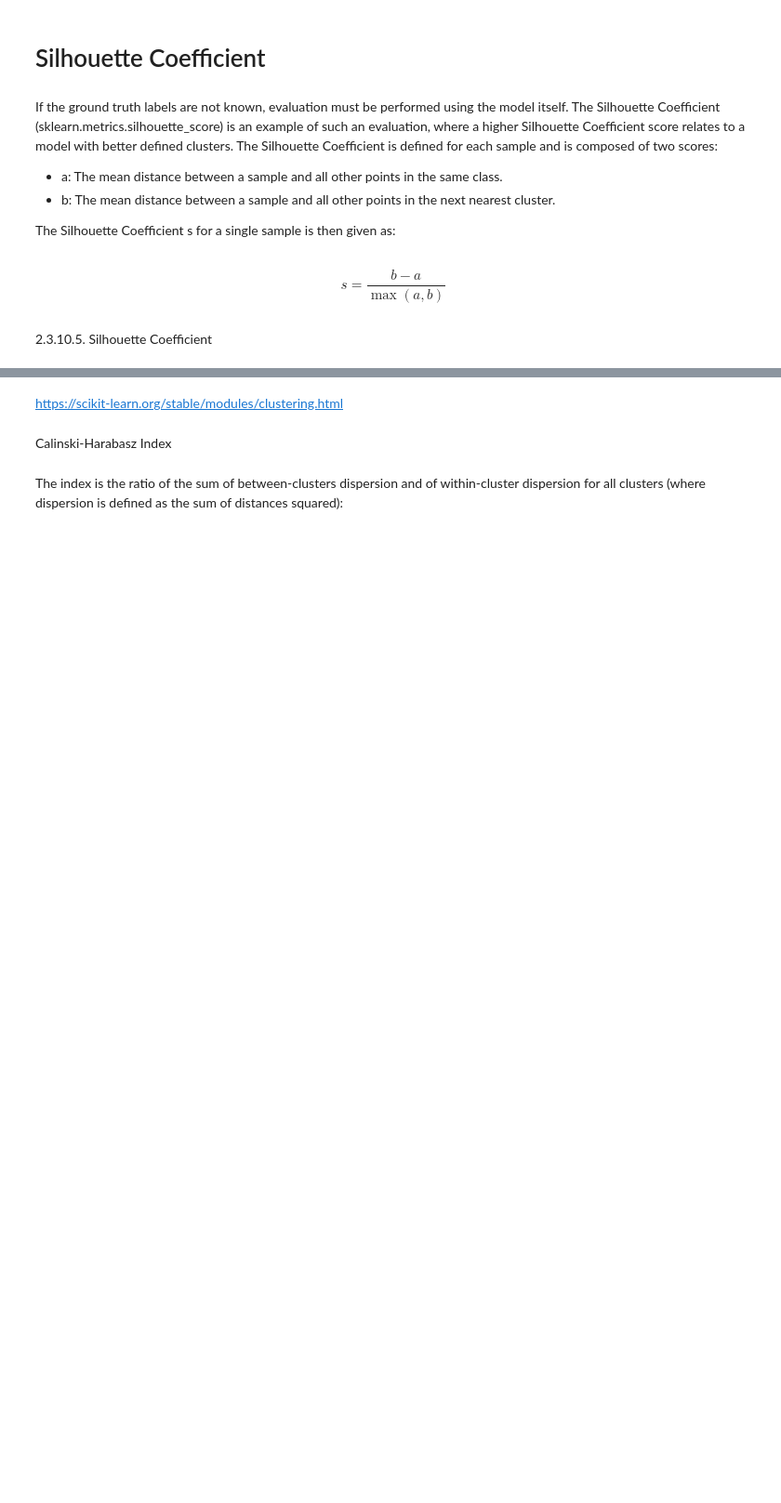
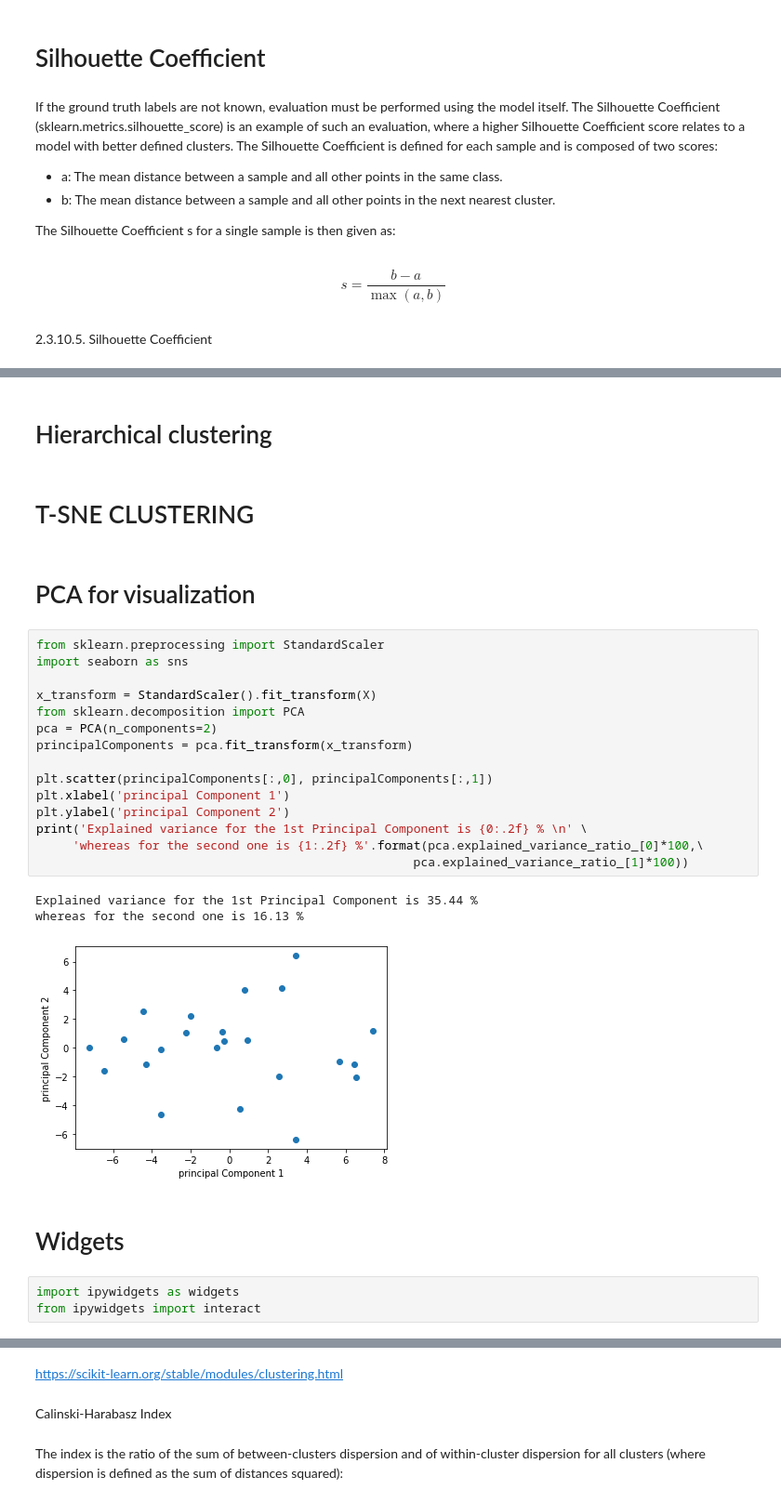
Before and after one commit to iliasmachairas/k-means_clustering__catchments__Netherlands, a Jupyter notebook: Running k-means.ipynb, the cells around one changed output, grey strips where cells are left out. Shown at 93% size. Saved outputs shown, nothing was run; the diff lists cells and outputs as text; blank space fills up the shorter version.

```diff
--- a/Running k-means.ipynb
+++ b/Running k-means.ipynb
@@ -286,0 +342,30 @@ for i in range(2,7):
+# %% [markdown]
+# Hierarchical clustering
+# %% [markdown]
+# T-SNE CLUSTERING
+# %% [markdown]
+# PCA for visualization
+# %%
+from sklearn.preprocessing import StandardScaler
+import seaborn as sns
+
+x_transform = StandardScaler().fit_transform(X)
+from sklearn.decomposition import PCA
+pca = PCA(n_components=2)
+principalComponents = pca.fit_transform(x_transform)
+
+plt.scatter(principalComponents[:,0], principalComponents[:,1])
+plt.xlabel('principal Component 1')
+plt.ylabel('principal Component 2')
+print('Explained variance for the 1st Principal Component is {0:.2f} % \n' \
+     'whereas for the second one is {1:.2f} %'.format(pca.explained_variance_ratio_[0]*100,\
+                                                    pca.explained_variance_ratio_[1]*100))
+# %% [output]
+Explained variance for the 1st Principal Component is 35.44 %
+whereas for the second one is 16.13 %
+[figure, added]
+# %% [markdown]
+# Widgets
+# %%
+import ipywidgets as widgets
+from ipywidgets import interact
```
Also changed, not shown: parts of 15 cells of this notebook.
